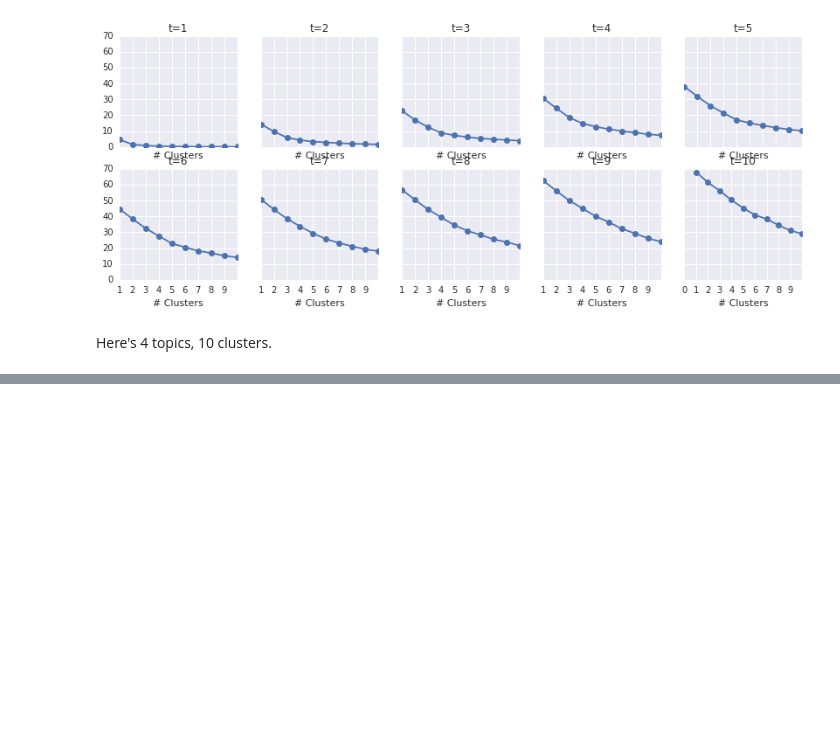
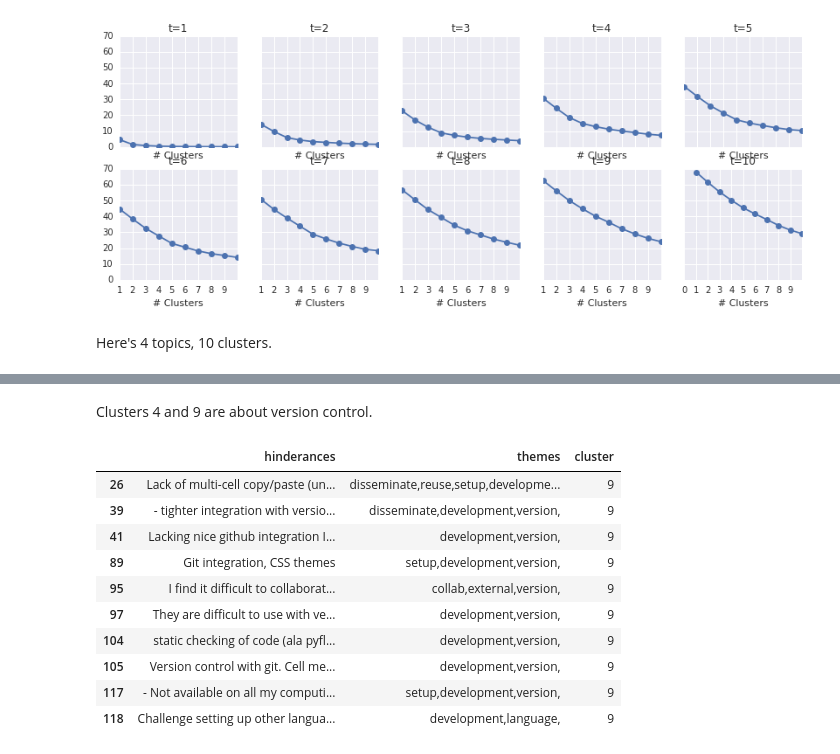
Before and after one commit to jupyter/design, a Jupyter notebook: surveys/2015-notebook-ux/analysis/3a_hinderance_themes.ipynb, the cells around one changed output, grey strips where cells are left out. Cells and saved outputs as stored; diff of their text form; code cells hidden in the pictures; blank space fills up the shorter version.

```diff
--- a/surveys/2015-notebook-ux/analysis/3a_hinderance_themes.ipynb
+++ b/surveys/2015-notebook-ux/analysis/3a_hinderance_themes.ipynb
@@ -356,0 +358,16 @@ Cluster 1 is about IDEs and development environments.
+# %% [markdown]
+Clusters 4 and 9 are about version control.
+# %%
+tagged[tagged.cluster == 9].head(10)
+# %% [output]
+|  | hinderances | themes | cluster |
+| 26 | Lack of multi-cell copy/paste (un... | disseminate,reuse,setup,developme... | 9 |
+| 39 | - tighter integration with versio... | disseminate,development,version, | 9 |
+| 41 | Lacking nice github integration I... | development,version, | 9 |
+| 89 | Git integration, CSS themes | setup,development,version, | 9 |
+| 95 | I find it difficult to collaborat... | collab,external,version, | 9 |
+| 97 | They are difficult to use with ve... | development,version, | 9 |
+| 104 | static checking of code (ala pyfl... | development,version, | 9 |
+| 105 | Version control with git. Cell me... | development,version, | 9 |
+| 117 | - Not available on all my computi... | setup,development,version, | 9 |
+| 118 | Challenge setting up other langua... | development,language, | 9 |
```
Also changed, not shown: parts of 14 cells of this notebook.
